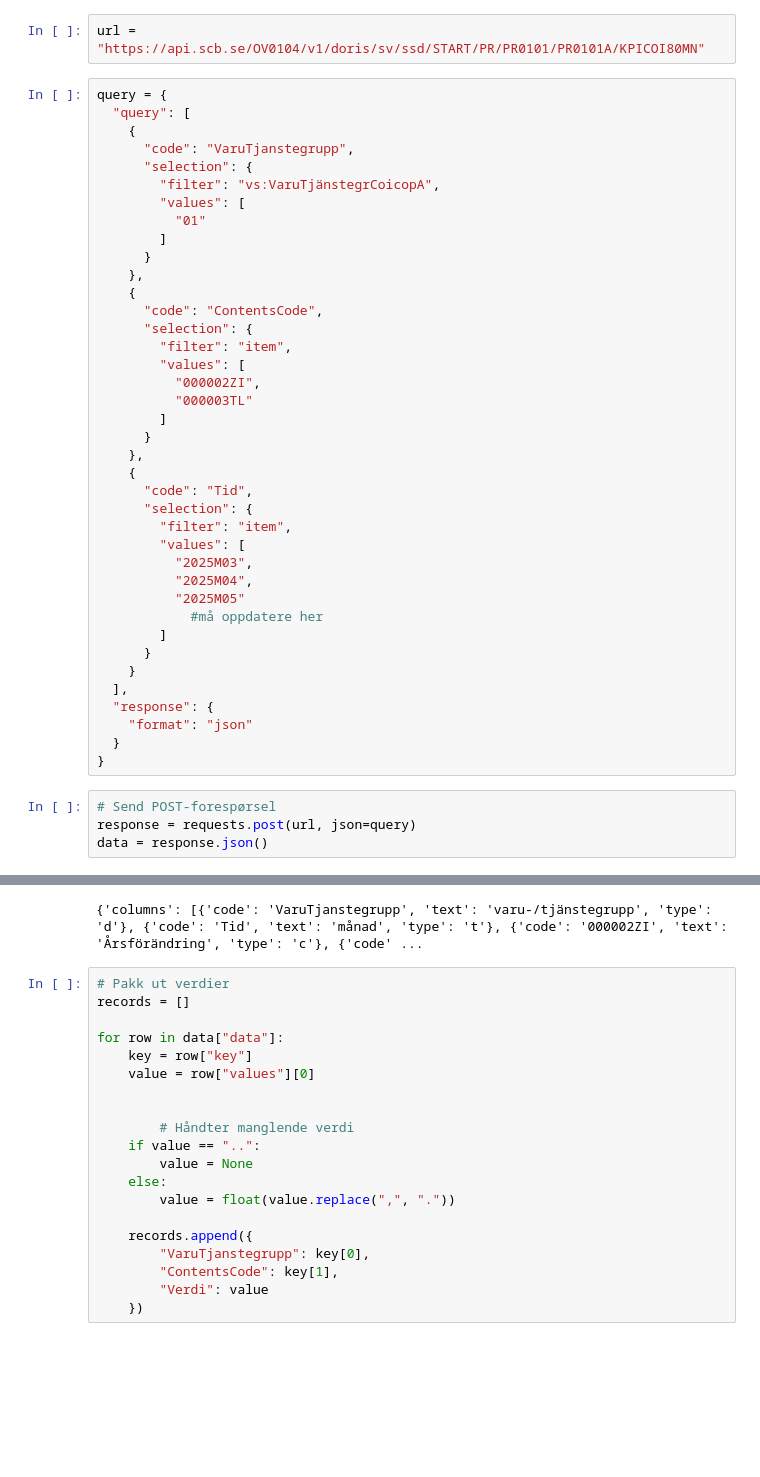
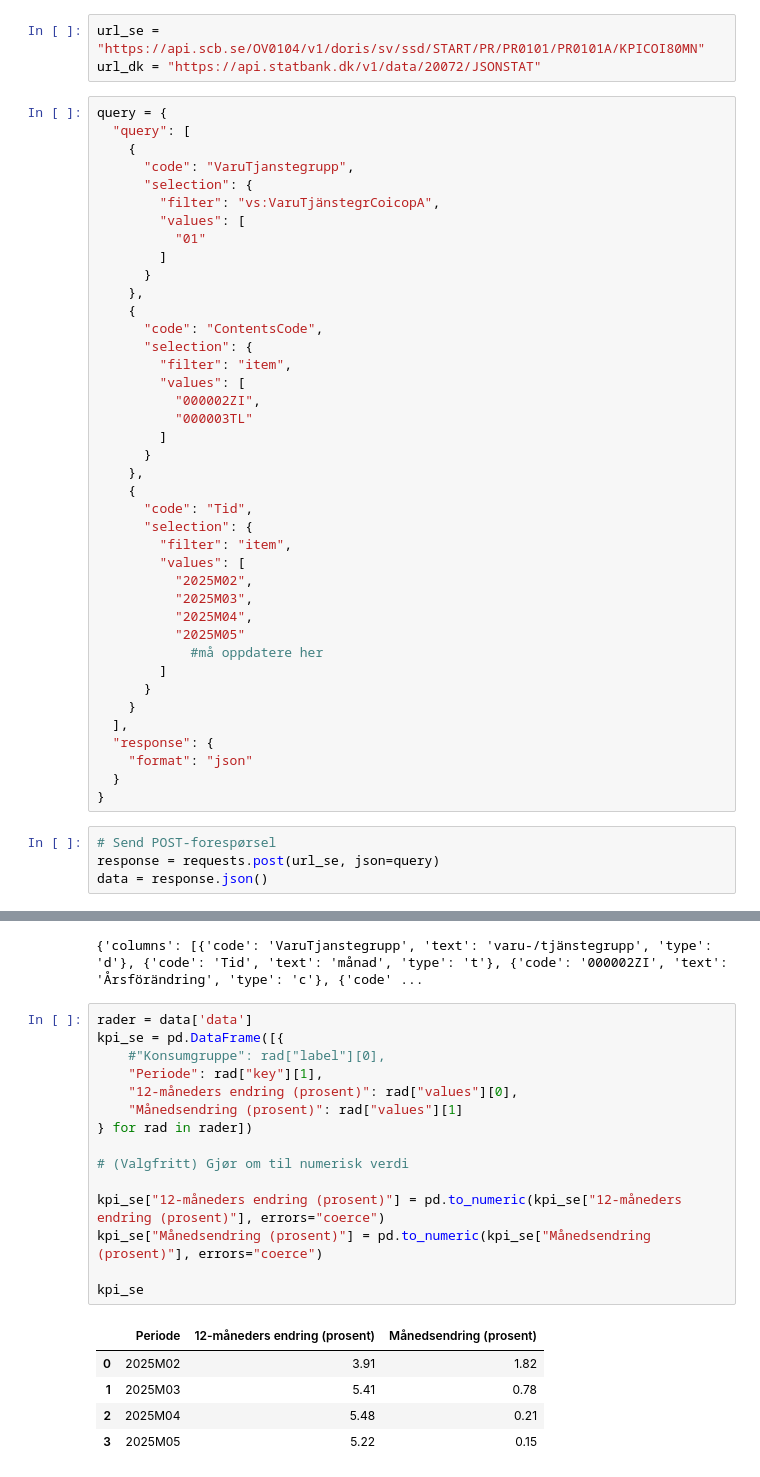
Before and after one commit to inabrekke/dep, a Jupyter notebook: KPI-flak-Copy1.ipynb, the cells around one changed output, grey strips where cells are left out. Saved outputs shown, nothing was run; the diff lists cells and outputs as text; blank space fills up the shorter version.

```diff
--- a/KPI-flak-Copy1.ipynb
+++ b/KPI-flak-Copy1.ipynb
@@ -146,7 +146,8 @@ Prisene på matvarer og alkoholfri drikke økte med 2,8 prosent fra april til ma
 # %% [markdown]
 ## Sverige og Danmark
 # %%
-url = "https://api.scb.se/OV0104/v1/doris/sv/ssd/START/PR/PR0101/PR0101A/KPICOI80MN"
+url_se = "https://api.scb.se/OV0104/v1/doris/sv/ssd/START/PR/PR0101/PR0101A/KPICOI80MN"
+url_dk = "https://api.statbank.dk/v1/data/20072/JSONSTAT"
 # %%
 query = {
   "query": [
@@ -174,6 +175,7 @@ query = {
       "selection": {
         "filter": "item",
         "values": [
+          "2025M02",
           "2025M03",
           "2025M04",
           "2025M05"
@@ -188,29 +190,30 @@ query = {
 }
 # %%
 # Send POST-forespørsel
-response = requests.post(url, json=query)
+response = requests.post(url_se, json=query)
 data = response.json()
 # %%
 print(data)
 # %% [output]
 {'columns': [{'code': 'VaruTjanstegrupp', 'text': 'varu-/tjänstegrupp', 'type': 'd'}, {'code': 'Tid', 'text': 'månad', 'type': 't'}, {'code': '000002ZI', 'text': 'Årsförändring', 'type': 'c'}, {'code' ...
 # %%
-# Pakk ut verdier
-records = []
+rader = data['data']
+kpi_se = pd.DataFrame([{
+    #"Konsumgruppe": rad["label"][0],
+    "Periode": rad["key"][1],
+    "12-måneders endring (prosent)": rad["values"][0],
+    "Månedsendring (prosent)": rad["values"][1]
+} for rad in rader])
 
-for row in data["data"]:
-    key = row["key"]
-    value = row["values"][0]
+# (Valgfritt) Gjør om til numerisk verdi
 
+kpi_se["12-måneders endring (prosent)"] = pd.to_numeric(kpi_se["12-måneders endring (prosent)"], errors="coerce")
+kpi_se["Månedsendring (prosent)"] = pd.to_numeric(kpi_se["Månedsendring (prosent)"], errors="coerce")
 
-        # Håndter manglende verdi
-    if value == "..":
-        value = None
-    else:
-        value = float(value.replace(",", "."))
-
-    records.append({
-        "VaruTjanstegrupp": key[0],
-        "ContentsCode": key[1],
-        "Verdi": value
-    })
+kpi_se
+# %% [output]
+|  | Periode | 12-måneders endring (prosent) | Månedsendring (prosent) |
+| 0 | 2025M02 | 3.91 | 1.82 |
+| 1 | 2025M03 | 5.41 | 0.78 |
+| 2 | 2025M04 | 5.48 | 0.21 |
+| 3 | 2025M05 | 5.22 | 0.15 |
```
Also changed, not shown: parts of 2 cells of this notebook.
